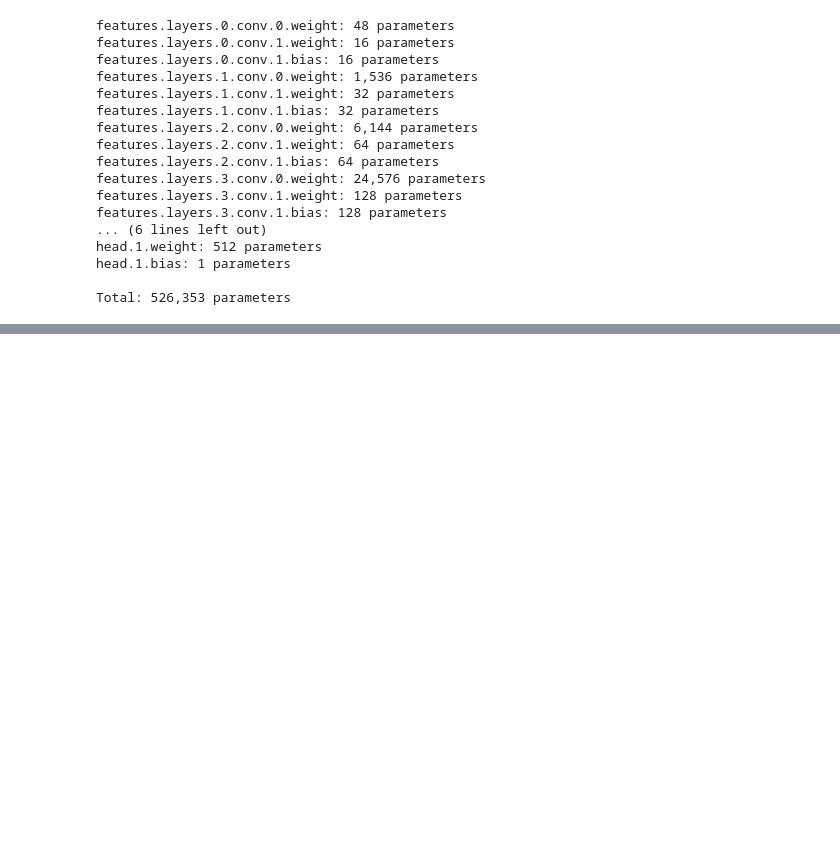
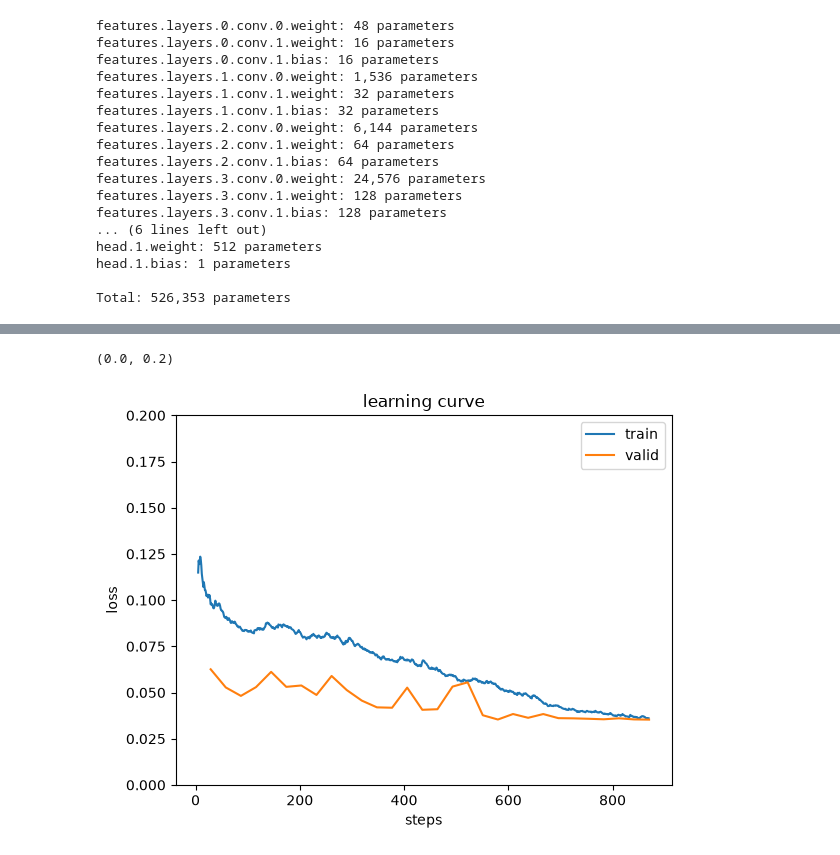
Before and after one commit to franckalbinet/soilspecdl, a Jupyter notebook: nbs/examples/fuku-cs137-ratio.ipynb, the cells around one changed output, grey strips where cells are left out. Cells and saved outputs as stored; diff of their text form; code cells hidden in the pictures; blank space fills up the shorter version.

```diff
--- a/nbs/examples/fuku-cs137-ratio.ipynb
+++ b/nbs/examples/fuku-cs137-ratio.ipynb
@@ -1178,5 +149,0 @@ def get_spectral_dls(X, y, wns, splitter=None, bs=32):
-# %%
-#| eval: false
-dls, test_idx = get_spectral_dls(X, y, wns)
-# or with KS:
-dls, test_idx = get_spectral_dls(X, y, wns, splitter=get_ks_splitter())
@@ -2277,14 +149,0 @@ After backbone: torch.Size([32, 128])
-# %%
-class SimpleCNN(Module):
-    def __init__(self, n_in=1, n_out=1):
-        super().__init__()
-        self.backbone = nn.Sequential(
-            nn.Conv1d(n_in, 64, kernel_size=3, padding=1),
-            nn.BatchNorm1d(64),
-            nn.LeakyReLU(0.1),
-            nn.AdaptiveAvgPool1d(1),
-            nn.Flatten(),
-        )
-        self.head = nn.Sequential(nn.Dropout(0.1), nn.Linear(64, n_out))
-
-    def forward(self, x): return self.head(self.backbone(x))
@@ -2326,0 +150,3 @@ learn.fit_one_cycle(50, lr_max=5e-4)
+# %%
+act_stats = ActivationStats(with_hist=True)
+learn = Learner(dls, SimpleCNN(), loss_func=MSELossFlat(), metrics=R2Score(), cbs=act_stats)
@@ -2326,0 +158,2 @@ learn.fit_one_cycle(50, lr_max=5e-4)
+# %%
+learn.fit_one_cycle(30, lr_max=2e-3)
@@ -2326,0 +209,6 @@ learn.fit_one_cycle(50, lr_max=5e-4)
+# %%
+ax = learn.recorder.plot_loss()
+ax.set_ylim(0, 0.2)
+# %% [output]
+(0.0, 0.2)
+[figure, added]
```
Also changed, not shown: parts of 146 cells of this notebook, 9 other files.
